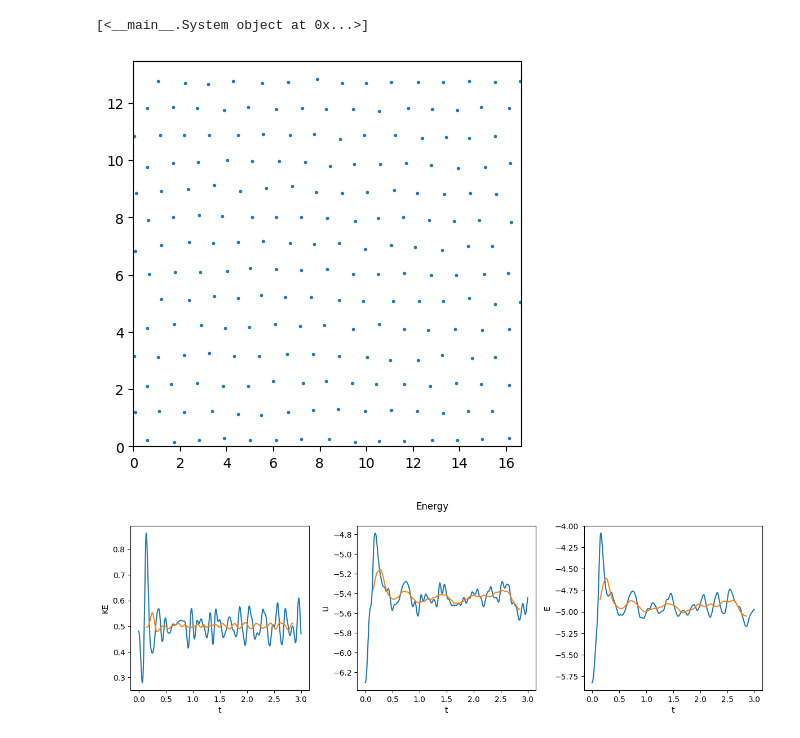
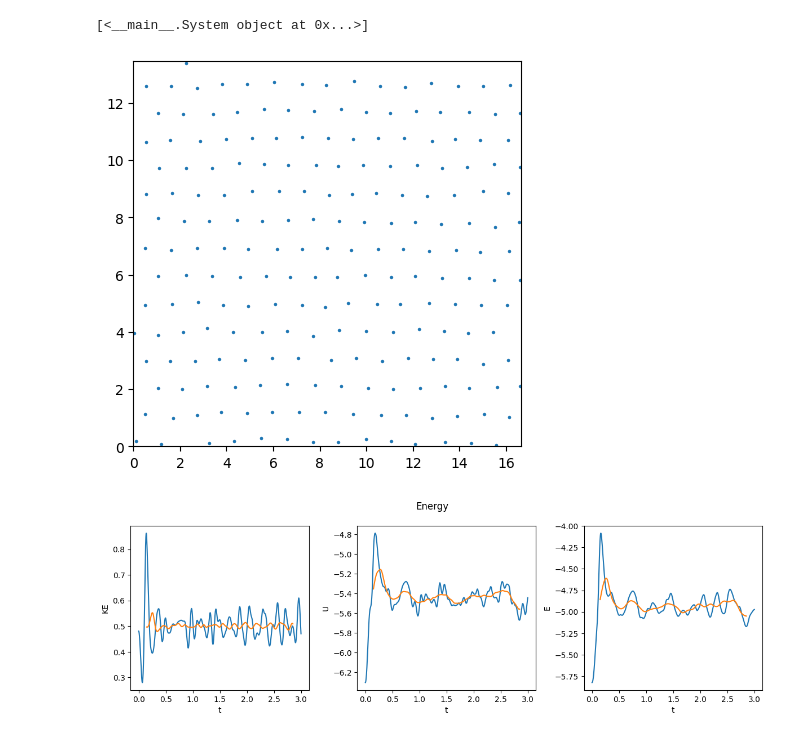
Before and after one commit to julius-clegg/Molecular-Dynamics-Simulation, a Jupyter notebook: PHYS2020 Project.ipynb, the cells around one changed output. Cells and saved outputs as stored; diff of their text form; code cells hidden in the pictures.

Commit message:
generated gifs and figures

```diff
--- a/PHYS2020 Project.ipynb
+++ b/PHYS2020 Project.ipynb
@@ -491,33 +491,36 @@ system = time_evolution(
 )
 # system_saves.append(system)
 # %%
-# system = system_saves[2]
+system = system_saves[0]
 # system_saves.append(system)
+
 rs = system.rs; vs = system.vs
 t = np.arange(steps)*dt
 KEs = system.KEs
 Us = system.Us
 Ps = system.Ps
 # %%
-ANIMATE = True
-if ANIMATE:
+def animate_system(system, out):
+    rs = system.rs
+    steps = rs.shape[0]
     fig, ax = plt.subplots(1,1, figsize=(5,5))
     points = ax.scatter(*rs[0]*L,s=2)
 
     fps = 30
     t_anim = 10
     k = steps//(fps*t_anim) # inverse frame density
     nframes = steps // k
 
     ax.set_xlim(0, wrap[0]*L)
     ax.set_ylim(0, wrap[1]*L)
     def animation_frame(i):
         points.set_offsets(rs[i*k].T*L)
 
     lj_anim = animation.FuncAnimation(fig, animation_frame, frames=nframes)
-    lj_anim.save("test.gif", writer="pillow", fps=fps, dpi=100)
+    lj_anim.save(out, writer="pillow", fps=fps, dpi=100)
+animate_system(system, "test.gif")
 # %% [output]
-[figure, old version]
+[figure, new version]
 # %%
 def window(size):
     return np.ones(size)/float(size)
```
Also changed, not shown: parts of 4 cells of this notebook, 50 other files.
